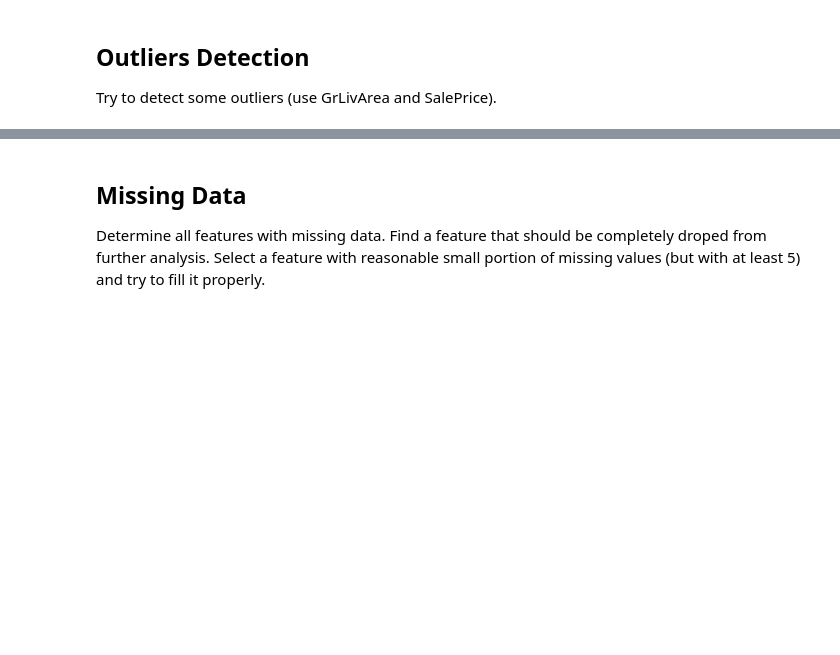
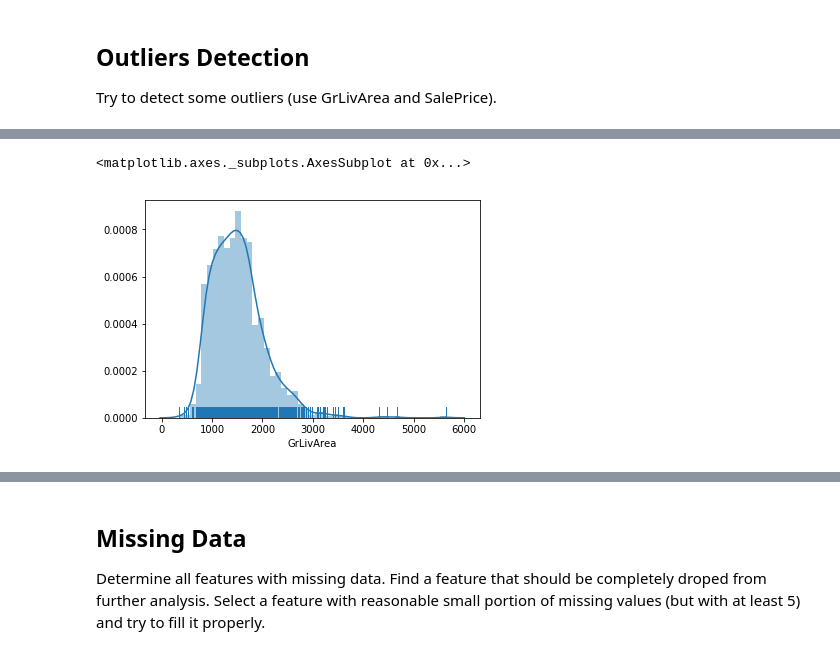
Before and after one commit to podondra/data-preprocessing, a Jupyter notebook: hw2/data-analysis-validation-cleaning.ipynb, the cells around one changed output, grey strips where cells are left out. Saved outputs shown, nothing was run; the diff lists cells and outputs as text; code cells hidden in the pictures; blank space fills up the shorter version.

```diff
--- a/hw2/data-analysis-validation-cleaning.ipynb
+++ b/hw2/data-analysis-validation-cleaning.ipynb
@@ -91,0 +239,5 @@ Try to detect some outliers (use GrLivArea and SalePrice).
+# %%
+sns.distplot(df['GrLivArea'], rug=True)
+# %% [output]
+<matplotlib.axes._subplots.AxesSubplot at 0x...>
+[figure, added]
```
Also changed, not shown: parts of 33 cells of this notebook, 2 other files.
